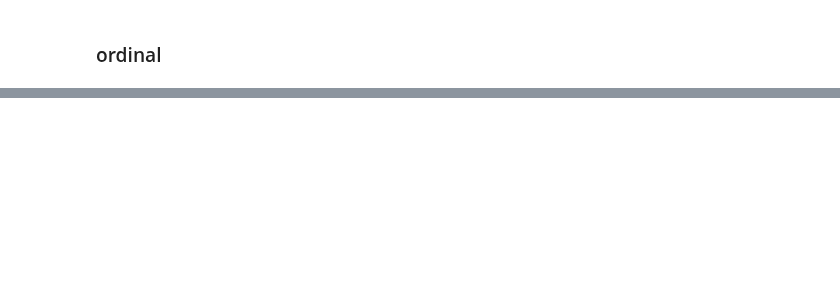
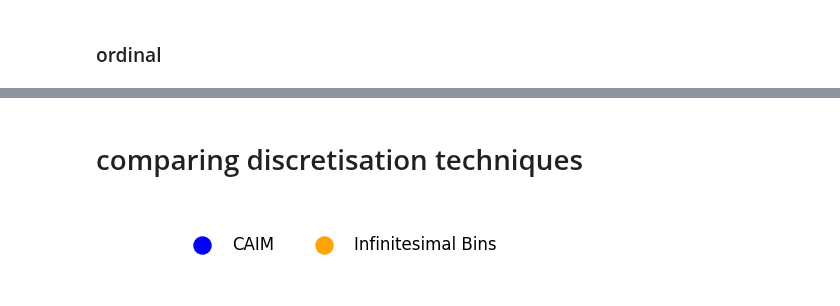
Before and after one commit to mafits/opt-ordinal-scorecards, a Jupyter notebook: build_graphs.ipynb, the cells around one changed output, grey strips where cells are left out. Cells and saved outputs as stored; diff of their text form; code cells hidden in the pictures; blank space fills up the shorter version.

```diff
--- a/build_graphs.ipynb
+++ b/build_graphs.ipynb
@@ -137,0 +134,21 @@ acc_vs_size_plot('large wine', accuracies, model_sizes)
+# %% [markdown]
+# comparing discretisation techniques
+# %%
+model_names = ['CAIM', 'Infinitesimal Bins']
+colors = ['blue', 'orange']
+
+fig, ax = plt.subplots(figsize=(5, 1))
+
+for name, color in zip(model_names, colors):
+    ax.scatter([], [], color=color, s=150, label=name)
+
+ax.set_xlim(0, 1)
+ax.set_ylim(0, 1)
+ax.axis('off')
+
+ax.legend(loc='center', frameon=False, fontsize=12, ncol=4)
+
+plt.tight_layout()
+plt.show()
+# %% [output]
+[figure, added]
```
Also changed, not shown: parts of 25 cells of this notebook, 4 other files.
